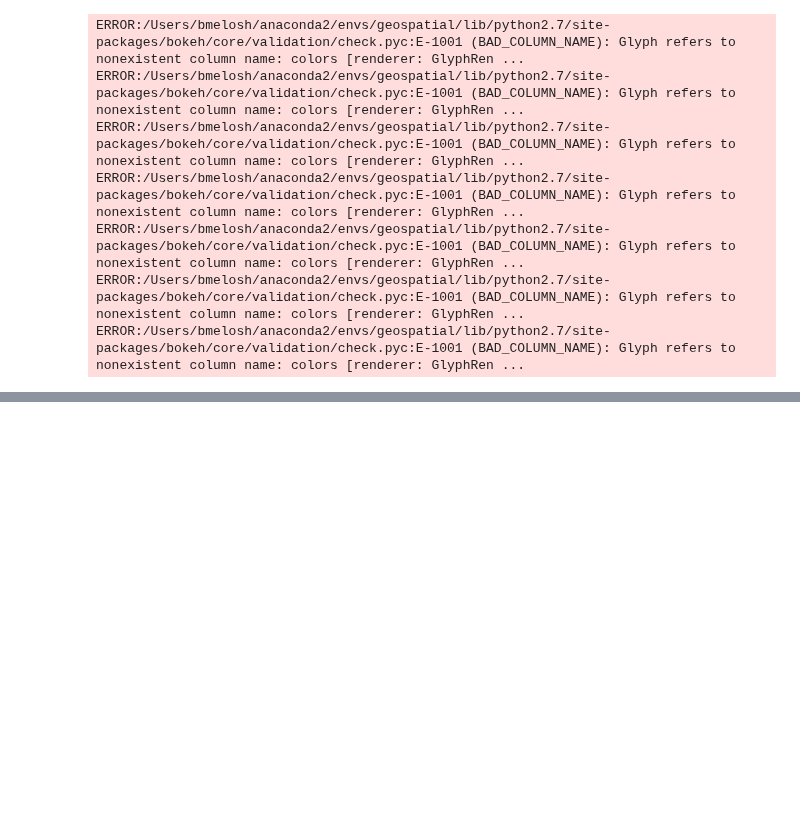
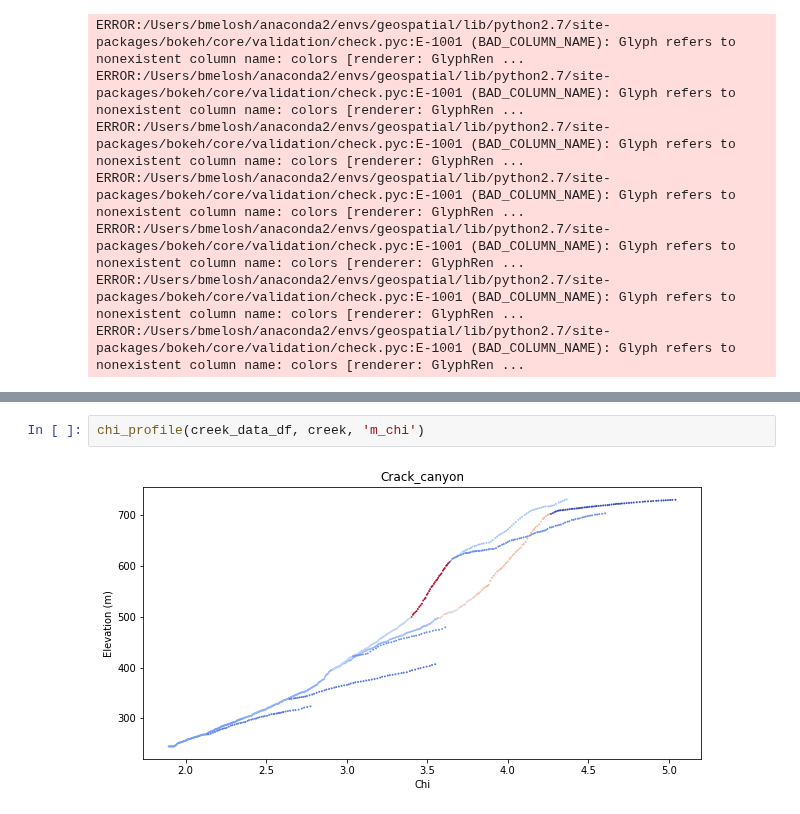
Before and after one commit to BenjiDa/ProfileTools, a Jupyter notebook: Channel_profiles.ipynb, the cells around one changed output, grey strips where cells are left out. Drawn from its saved outputs; the diff is of its cells as text; blank space fills up the shorter version.

```diff
--- a/Channel_profiles.ipynb
+++ b/Channel_profiles.ipynb
@@ -262,0 +273,4 @@ p = plot_channel_chi_slope(data, creek)
+# %%
+chi_profile(creek_data_df, creek, 'm_chi')
+# %% [output]
+[figure, added]
```
Also changed, not shown: parts of 15 cells of this notebook, 1 other file.
